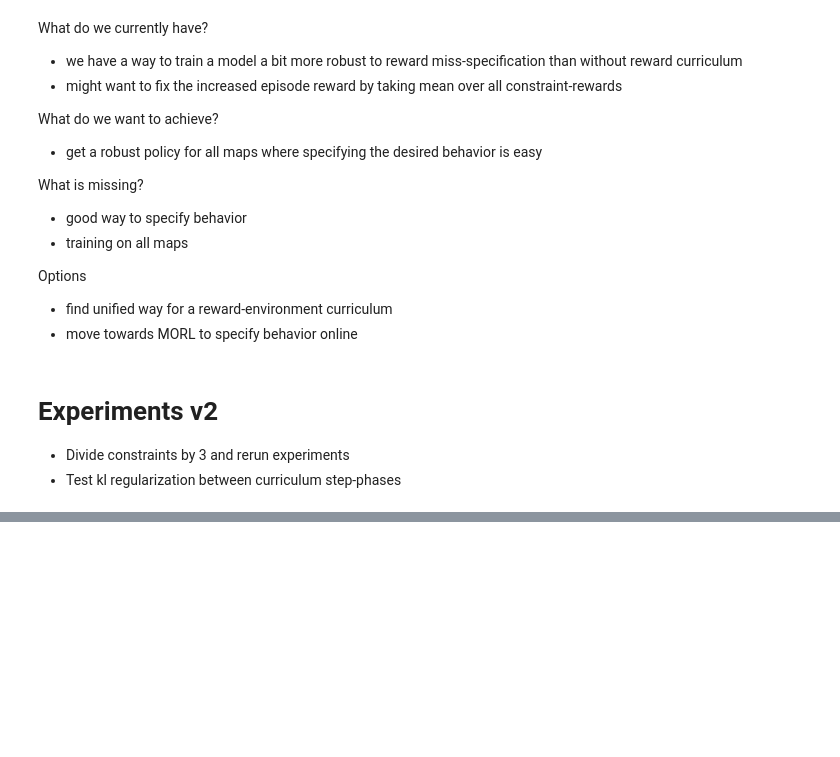
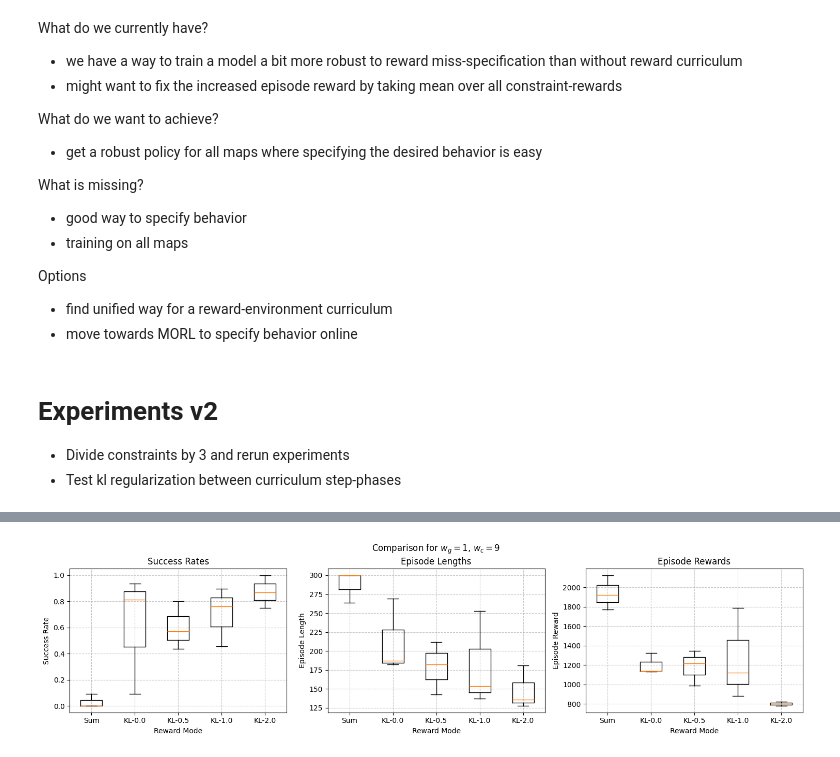
Before and after one commit to kristianceder/DRL-Traj-Planner, a Jupyter notebook: notebooks/curriculum_reward_weights_analysis.ipynb, the cells around one changed output, grey strips where cells are left out. Saved outputs shown, nothing was run; the diff lists cells and outputs as text; code cells hidden in the pictures; blank space fills up the shorter version.

```diff
--- a/notebooks/curriculum_reward_weights_analysis.ipynb
+++ b/notebooks/curriculum_reward_weights_analysis.ipynb
@@ -234,0 +355,45 @@ Options
+# %%
+import matplotlib.pyplot as plt
+
+api = wandb.Api()
+sum_ids = ['5i3xjwp0', 'chd7bntp', 'un0f3bip']
+kl_00_ids = ['huf1z752', 'h8oq7hh5', '3ro7hzko']
+kl_05_ids = ['ggimew29', '9khxhe5d', 'v6rs6y0z']
+kl_10_ids = ['xjftmgub', 'odupfuz9', '3p3psobl']
+kl_20_ids = ['74zupxof', 'f7778eu8', '34xy2ykn']
+
+sum_data, sum_episode_lengths, sum_episode_rewards = extract_data(sum_ids)
+kl_00_data, kl_00_episode_lengths, kl_00_episode_rewards = extract_data(kl_00_ids)
+kl_05_data, kl_05_episode_lengths, kl_05_episode_rewards = extract_data(kl_05_ids)
+kl_10_data, kl_10_episode_lengths, kl_10_episode_rewards = extract_data(kl_10_ids)
+kl_20_data, kl_20_episode_lengths, kl_20_episode_rewards = extract_data(kl_20_ids)
+
+labels = ['Sum', 'KL-0.0', 'KL-0.5', 'KL-1.0', 'KL-2.0']
+data = [sum_data, kl_00_data, kl_05_data, kl_10_data, kl_20_data]
+episode_lengths = [sum_episode_lengths, kl_00_episode_lengths, kl_05_episode_lengths, kl_10_episode_lengths, kl_20_episode_lengths]
+episode_rewards = [sum_episode_rewards, kl_00_episode_rewards, kl_05_episode_rewards, kl_10_episode_rewards, kl_20_episode_rewards]
+
+fig, (ax1, ax2, ax3) = plt.subplots(1, 3, figsize=(15, 4))
+
+ax1.boxplot(data, tick_labels=labels)
+ax1.set_xlabel('Reward Mode')
+ax1.set_ylabel('Success Rate')
+ax1.set_title('Success Rates')
+ax1.grid(True, linestyle='--', alpha=0.7)
+
+ax2.boxplot(episode_lengths, tick_labels=labels)
+ax2.set_xlabel('Reward Mode')
+ax2.set_ylabel('Episode Length')
+ax2.set_title('Comparison for $w_g = 1$, $w_c = 9$\nEpisode Lengths')
+ax2.grid(True, linestyle='--', alpha=0.7)
+
+ax3.boxplot(episode_rewards, tick_labels=labels)
+ax3.set_xlabel('Reward Mode')
+ax3.set_ylabel('Episode Reward')
+ax3.set_title('Episode Rewards')
+ax3.grid(True, linestyle='--', alpha=0.7)
+
+plt.tight_layout()
+plt.show()
+# %% [output]
+[figure, added]
```
Also changed, not shown: parts of 15 cells of this notebook, 7 other files.
